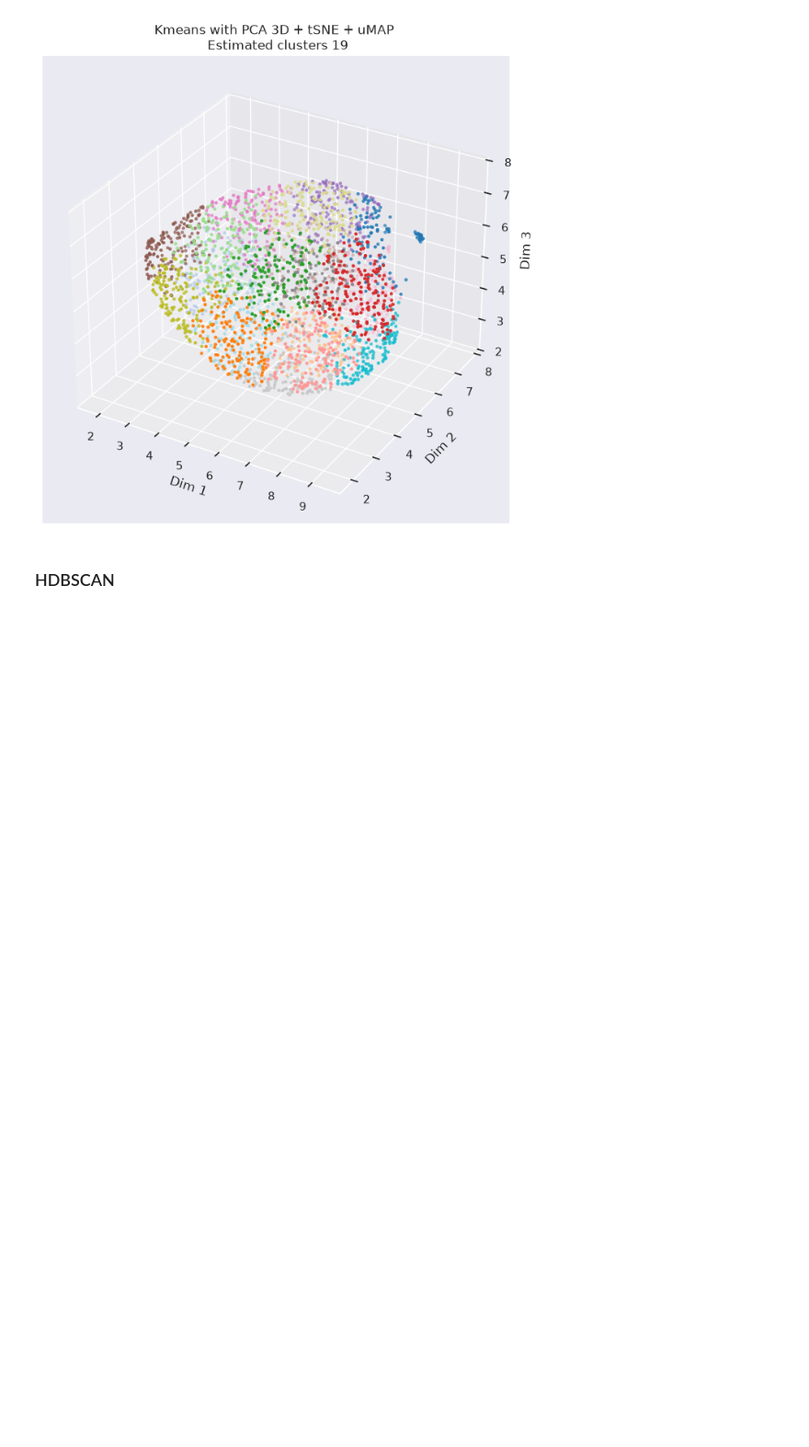
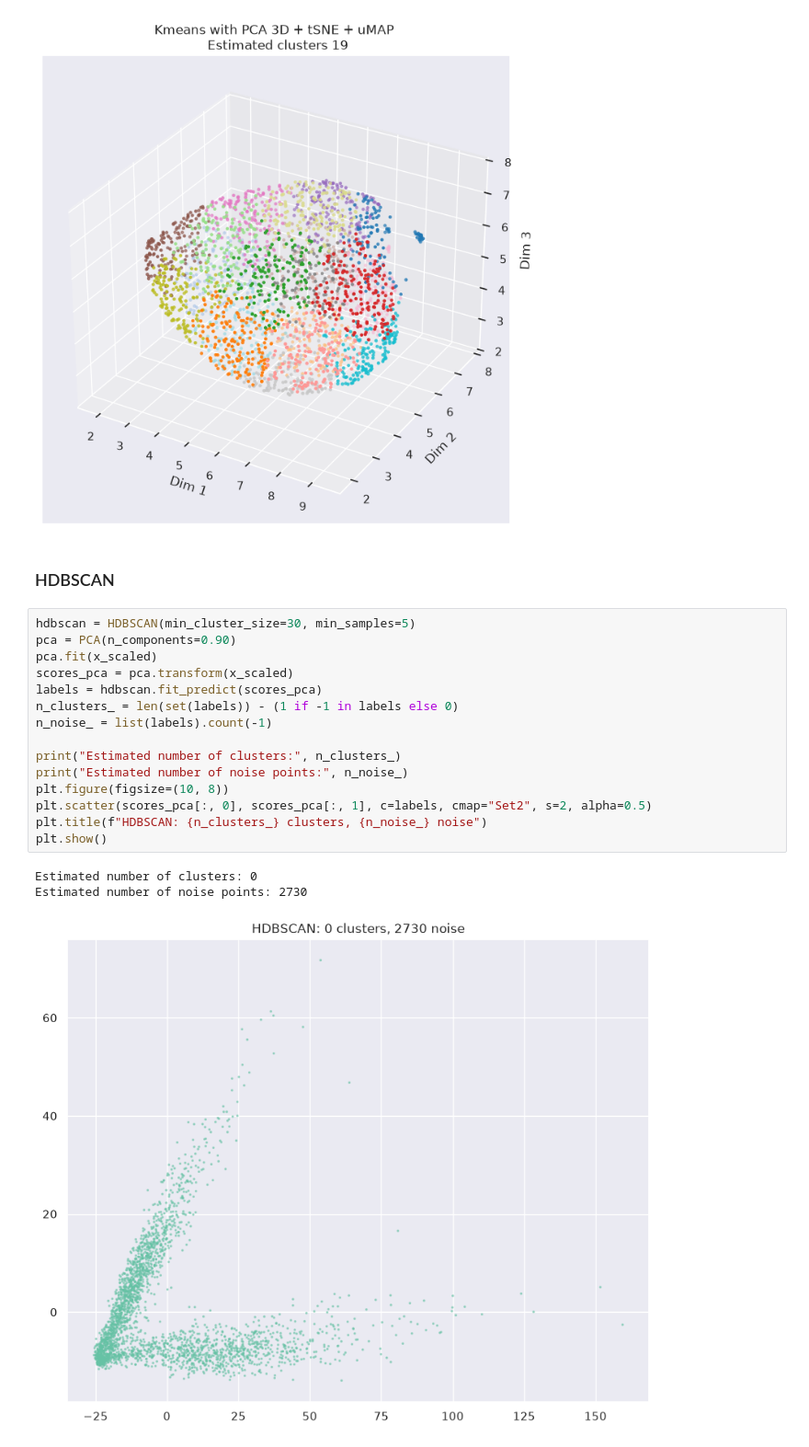
Before and after one commit to itsadhin/LatentSpace-Clustering, a Jupyter notebook: paul15.ipynb, the cells around one changed output. Shown at 92% size. Cells and saved outputs as stored; diff of their text form; blank space fills up the shorter version.

```diff
--- a/paul15.ipynb
+++ b/paul15.ipynb
@@ -224,3 +224,22 @@ Rand Index:  0.8917130750036576
 [figure]
 # %% [markdown]
 ### HDBSCAN
+# %%
+hdbscan = HDBSCAN(min_cluster_size=30, min_samples=5)
+pca = PCA(n_components=0.90)
+pca.fit(x_scaled)
+scores_pca = pca.transform(x_scaled)
+labels = hdbscan.fit_predict(scores_pca)
+n_clusters_ = len(set(labels)) - (1 if -1 in labels else 0)
+n_noise_ = list(labels).count(-1)
+
+print("Estimated number of clusters:", n_clusters_)
+print("Estimated number of noise points:", n_noise_)
+plt.figure(figsize=(10, 8))
+plt.scatter(scores_pca[:, 0], scores_pca[:, 1], c=labels, cmap="Set2", s=2, alpha=0.5)
+plt.title(f"HDBSCAN: {n_clusters_} clusters, {n_noise_} noise")
+plt.show()
+# %% [output]
+Estimated number of clusters: 0
+Estimated number of noise points: 2730
+[figure, added]
```
Also changed, not shown: parts of 3 cells of this notebook.
